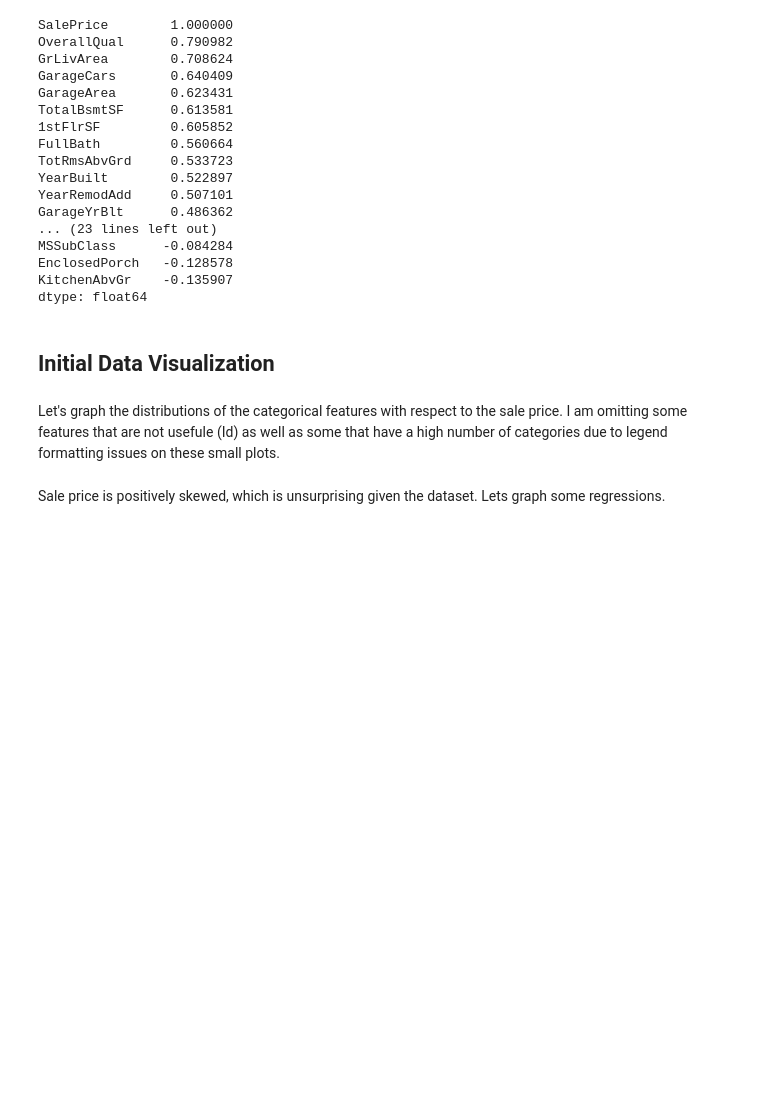
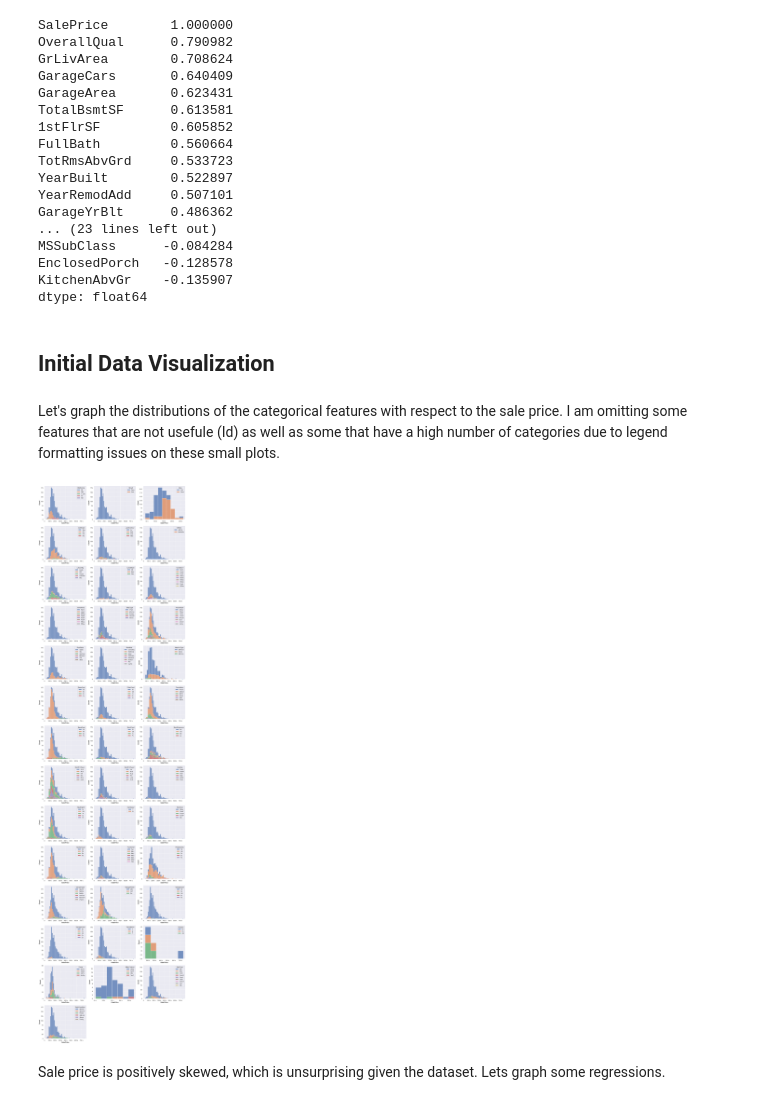
Before and after one commit to anchorelement/house-price-prediction, a Jupyter notebook: main.ipynb, the cells around one changed output. Cells and saved outputs as stored; diff of their text form; code cells hidden in the pictures; blank space fills up the shorter version.

```diff
--- a/main.ipynb
+++ b/main.ipynb
@@ -144,16 +147,18 @@ cat_cols_to_plot = train_df.drop(["Id", "Neighborhood", "Exterior1st", "Exterior
 # %% [markdown]
 Let's graph the distributions of the categorical features with respect to the sale price.  I am omitting some features that are not usefule (Id) as well as some that have a high number of categories due to legend formatting issues on these small plots.
 # %%
-# plt.figure(figsize=(16, 60))
-# for i, col in enumerate(cat_cols_to_plot):
-#     ax = plt.subplot(14, 3, i+1)
-#     sns.histplot(data=train_df, hue=col, x="SalePrice", multiple="stack")
-#     ax.set_xlabel("Sale Price", fontsize=12, fontweight="bold")
-#     ax.set_ylabel("Count", fontsize=12, fontweight="bold" )
-#     ax.xaxis.set_major_formatter(ticker.EngFormatter())
+plt.figure(figsize=(16, 60))
+for i, col in enumerate(cat_cols_to_plot):
+    ax = plt.subplot(14, 3, i+1)
+    sns.histplot(data=train_df, hue=col, x="SalePrice", multiple="stack")
+    ax.set_xlabel("Sale Price", fontsize=12, fontweight="bold")
+    ax.set_ylabel("Count", fontsize=12, fontweight="bold" )
+    ax.xaxis.set_major_formatter(ticker.EngFormatter())
 
-# plt.tight_layout()
-# plt.show()
+plt.tight_layout()
+plt.show()
+# %% [output]
+[figure, added]
 # %% [markdown]
 Sale price is positively skewed, which is unsurprising given the dataset.  Lets graph some regressions.
 # %%
```
Also changed, not shown: parts of 6 cells of this notebook.
